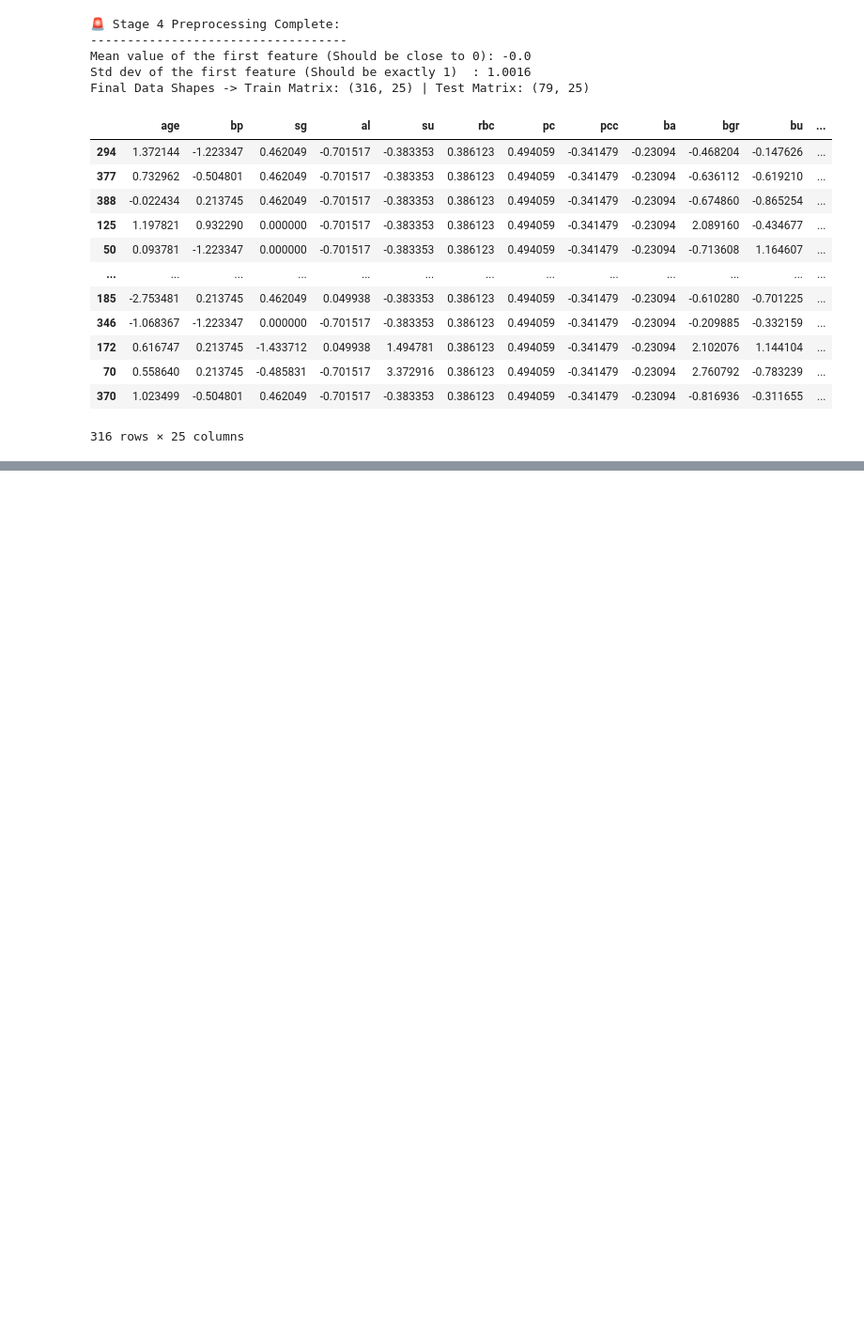
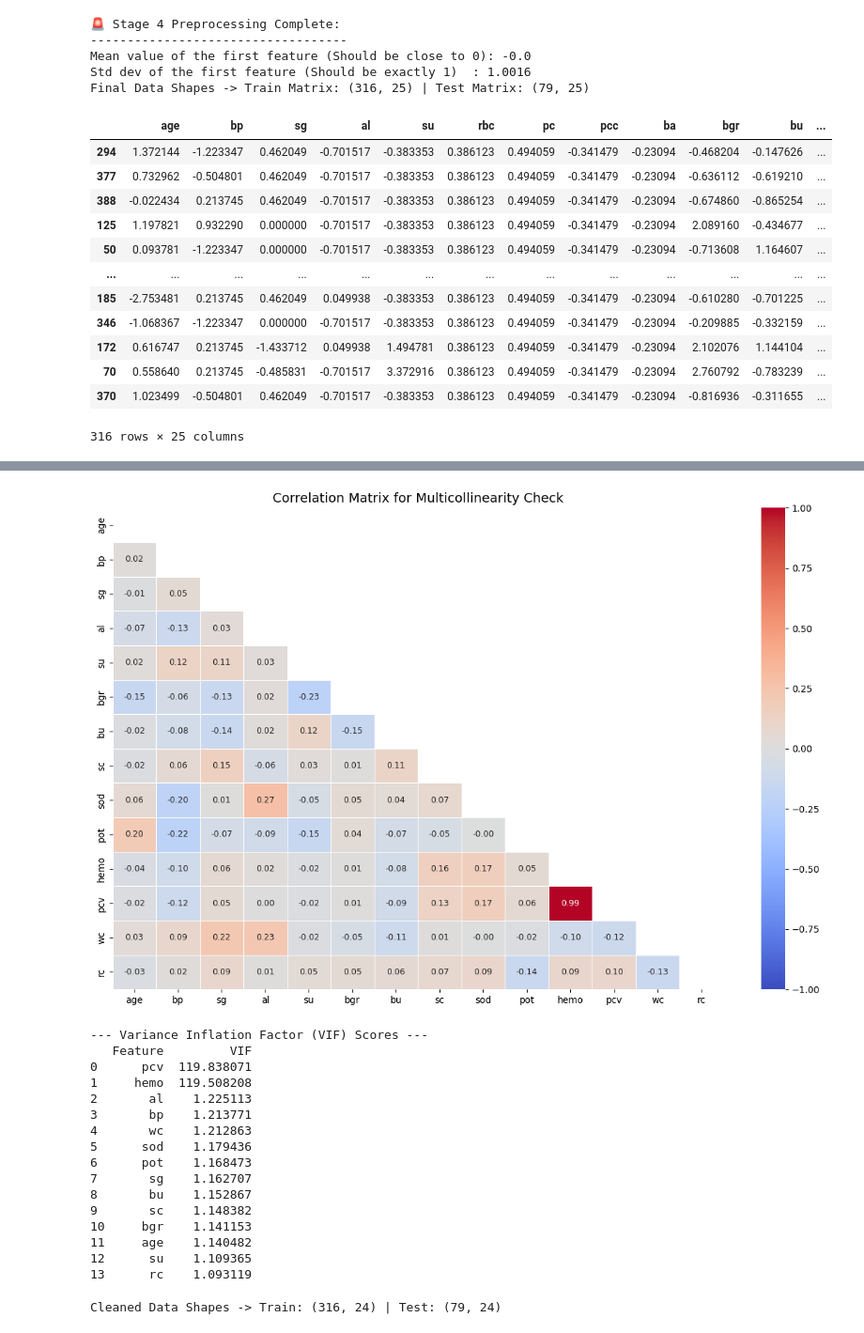
Before and after one commit to ShabeebMhd/CKD_Capstone-Project, a Jupyter notebook: Preprocessing_myself.ipynb, the cells around one changed output, grey strips where cells are left out. Shown at 94% size. Cells and saved outputs as stored; diff of their text form; code cells hidden in the pictures; blank space fills up the shorter version.

```diff
--- a/Preprocessing_myself.ipynb
+++ b/Preprocessing_myself.ipynb
@@ -1026,0 +1075,62 @@ X_train_scaled
+# %%
+import seaborn as sns
+import matplotlib.pyplot as plt
+from statsmodels.stats.outliers_influence import variance_inflation_factor
+
+
+# 2. METHOD A: VISUAL CORRELATION HEATMAP
+plt.figure(figsize=(12, 8))
+corr_matrix = X_train_scaled.corr()
+
+# Create a mask to hide the upper triangle to remove visual clutter
+mask = np.triu(np.ones_like(corr_matrix, dtype=bool))
+
+sns.heatmap(corr_matrix, mask=mask, cmap='coolwarm', vmin=-1, vmax=1,
+            annot=True, fmt='.2f', linewidths=0.5, annot_kws={'size': 9})
+plt.title('Correlation Matrix for Multicollinearity Check', fontsize=14)
+plt.tight_layout()
+plt.show()
+
+
+# 3. METHOD B: STATISTICAL VARIANCE INFLATION FACTOR (VIF)
+vif_data = pd.DataFrame()
+vif_data["Feature"] = X_train_scaled.columns
+
+# Calculate VIF score for each feature
+vif_data["VIF"] = [variance_inflation_factor(X_train_scaled.values, i) for i in range(X_train_scaled.shape[1])]
+
+# Sort features by VIF score in descending order
+vif_data = vif_data.sort_values(by="VIF", ascending=False).reset_index(drop=True)
+
+print("\n--- Variance Inflation Factor (VIF) Scores ---")
+print(vif_data)
+# %% [output]
+[figure, added]
+--- Variance Inflation Factor (VIF) Scores ---
+   Feature         VIF
+0      pcv  119.838071
+1     hemo  119.508208
+2       al    1.225113
+3       bp    1.213771
+4       wc    1.212863
+5      sod    1.179436
+6      pot    1.168473
+7       sg    1.162707
+8       bu    1.152867
+9       sc    1.148382
+10     bgr    1.141153
+11     age    1.140482
+12      su    1.109365
+13      rc    1.093119
+# %%
+# 1. Drop 'pcv' from the training data to eliminate multicollinearity
+X_train_final = X_train_scaled.drop(columns=['pcv'])
+
+# 2. Mirror the exact same step on the testing data
+X_test_final = X_test_scaled.drop(columns=['pcv'])
+
+# --- Quick verification check ---
+print(f"Cleaned Data Shapes -> Train: {X_train_final.shape} | Test: {X_test_final.shape}")
+# Both should now show 24 columns instead of 25!
+# %% [output]
+Cleaned Data Shapes -> Train: (316, 24) | Test: (79, 24)
```
Also changed, not shown: parts of 4 cells of this notebook.
